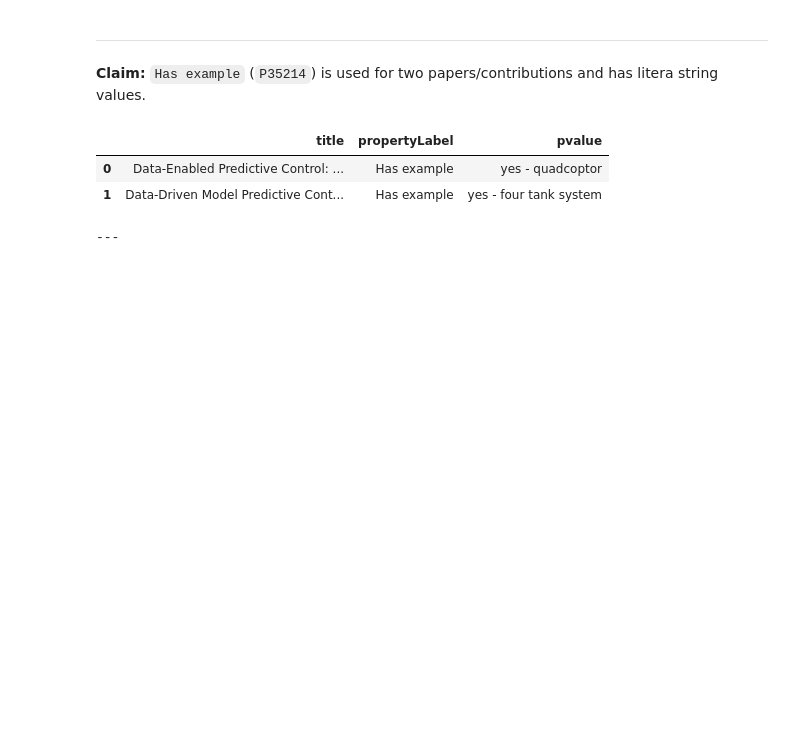
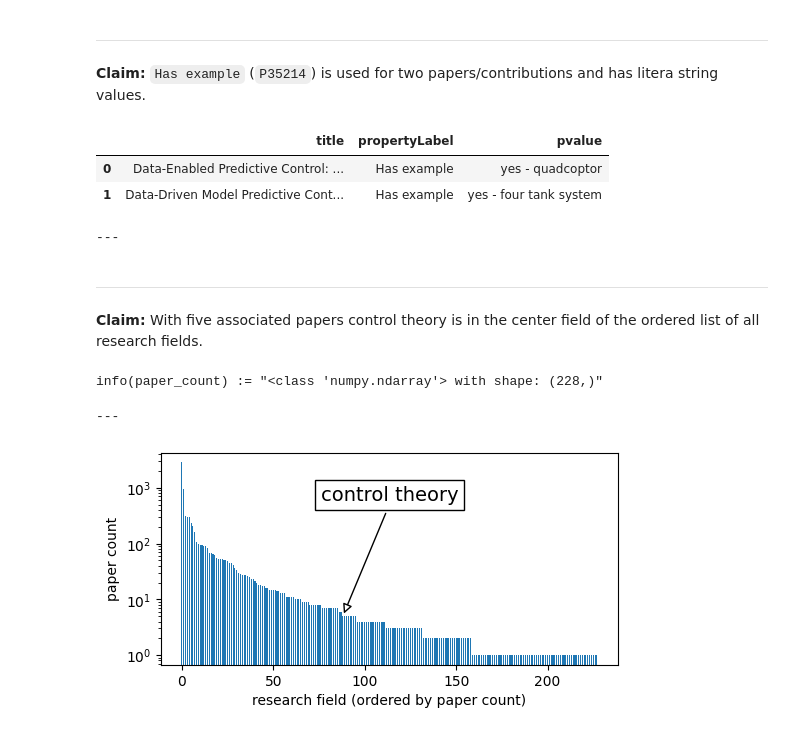
Before and after one commit to ackrep-org/orkg-interaction, a Jupyter notebook: orkg-statements.ipynb, the cells around one changed output. Cells and saved outputs as stored; diff of their text form; code cells hidden in the pictures; blank space fills up the shorter version.

Commit message:
update orkg-statements.ipynb (first figure)

```diff
--- a/orkg-statements.ipynb
+++ b/orkg-statements.ipynb
@@ -283,3 +286,7 @@ df = pd.DataFrame(flat_result_list) ##:
 | 0 | Data-Enabled Predictive Control: ... | Has example | yes - quadcoptor |
 | 1 | Data-Driven Model Predictive Cont... | Has example | yes - four tank system |
 ---
+# %% [markdown]
+---
+
+**Claim:**  With five associated papers control theory is in the center field of the ordered list of all research fields.
@@ -285,0 +310,37 @@ df = pd.DataFrame(flat_result_list) ##:
+# %%
+flat_result_list = [{k: v["value"] for k, v in row.items()} for row in q]
+# %%
+df = pd.DataFrame(flat_result_list)
+idx = np.flatnonzero(df["fieldLabel"] == "Control Theory")[0]
+paper_count = (df["paperCount"]).astype(int).to_numpy() ##:i
+# %% [output]
+info(paper_count) := "<class 'numpy.ndarray'> with shape: (228,)"
+---
+# %%
+mm = 1/25.4 # mm to inch
+scale = 2
+fs = [75*mm*scale, 35*mm*scale]
+plt.figure(figsize=fs, dpi=100)
+n_fields = len(paper_count)
+plt.bar(np.arange(n_fields), paper_count, width=0.6)
+ax = plt.gca()
+ax.set_yscale('log')
+plt.ylabel("paper count")
+plt.xlabel("research field (ordered by paper count)")
+
+
+ann = ax.annotate("control theory",
+                  xy=(idx, 5), xycoords='data',
+                  xytext=(0.5, 0.8), textcoords='axes fraction',
+                  size=14, va="center", ha="center",
+                  bbox=dict(boxstyle="Square", fc="w"),
+                  arrowprops=dict(arrowstyle="-|>",
+                                  connectionstyle="arc3,rad=0.0",
+                                  relpos=(0.5, 0.),
+                                  fc="w"),
+                  )
+
+
+plt.show()
+# %% [output]
+[figure, added]
```
Also changed, not shown: parts of 3 cells of this notebook.
